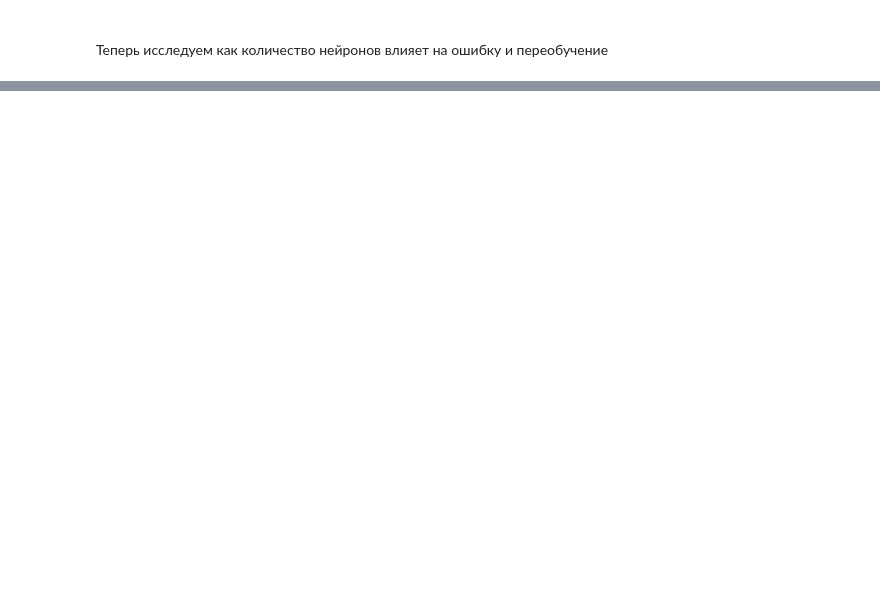
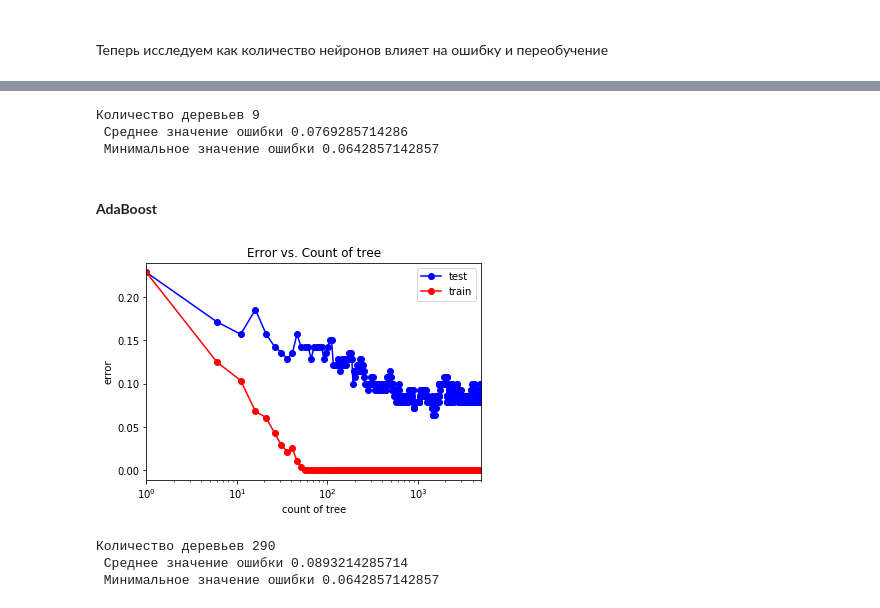
Before and after one commit to SergeyOsechkin/MachineLearningNNGU, a Jupyter notebook: Solution.ipynb, the cells around one changed output, grey strips where cells are left out. Cells and saved outputs as stored; diff of their text form; code cells hidden in the pictures; blank space fills up the shorter version.

```diff
--- a/Solution.ipynb
+++ b/Solution.ipynb
@@ -569,0 +429,44 @@ for alpha in alpha_arr:
+# %%
+print('Количество деревьев ' + str(test_err.index(np.min(test_err)) + 1) + '\n',
+      'Среднее значение ошибки ' + str(np.mean(test_err)) + '\n',
+      'Минимальное значение ошибки ' + str(np.min(test_err)))
+# %% [output]
+Количество деревьев 9
+ Среднее значение ошибки 0.0769285714286
+ Минимальное значение ошибки 0.0642857142857
+# %% [markdown]
+<BR><strong>AdaBoost</strong></BR>
+# %%
+tree_arr = []
+oob_scores = []
+for i in range(1,5000,5):
+    tree_arr.append(i)
+test_err = []
+train_err = []
+for tree in tree_arr:
+    rf = ensemble.AdaBoostClassifier(n_estimators = tree)
+    rf.fit(X_train, Y_train)
+
+    Y_train_pred = rf.predict(X_train)
+    Y_test_pred = rf.predict(X_test)
+    train_err.append(np.mean(Y_train.values.ravel() != Y_train_pred))
+    test_err.append(np.mean(Y_test.values.ravel() != Y_test_pred))
+
+plt.semilogx(tree_arr, test_err, 'b-o', label = 'test')
+plt.semilogx(tree_arr, train_err, 'r-o', label = 'train')
+plt.xlim([np.min(tree_arr), np.max(tree_arr)])
+plt.title('Error vs. Count of tree')
+plt.xlabel('count of tree')
+plt.ylabel('error')
+plt.legend()
+pass
+# %% [output]
+[figure, added]
+# %%
+print('Количество деревьев ' + str(test_err.index(np.min(test_err)) + 1) + '\n',
+      'Среднее значение ошибки ' + str(np.mean(test_err)) + '\n',
+      'Минимальное значение ошибки ' + str(np.min(test_err)))
+# %% [output]
+Количество деревьев 290
+ Среднее значение ошибки 0.0893214285714
+ Минимальное значение ошибки 0.0642857142857
```
Also changed, not shown: parts of 60 cells of this notebook.
